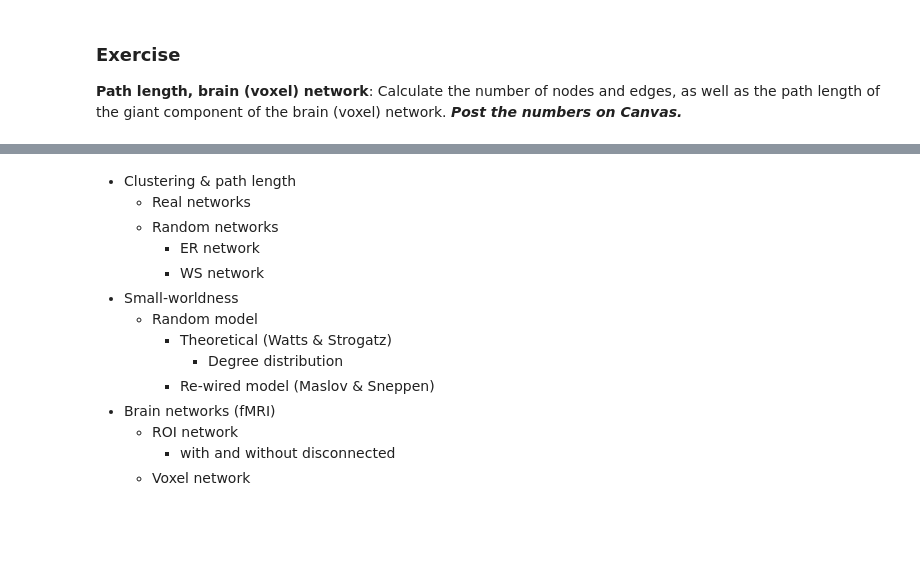
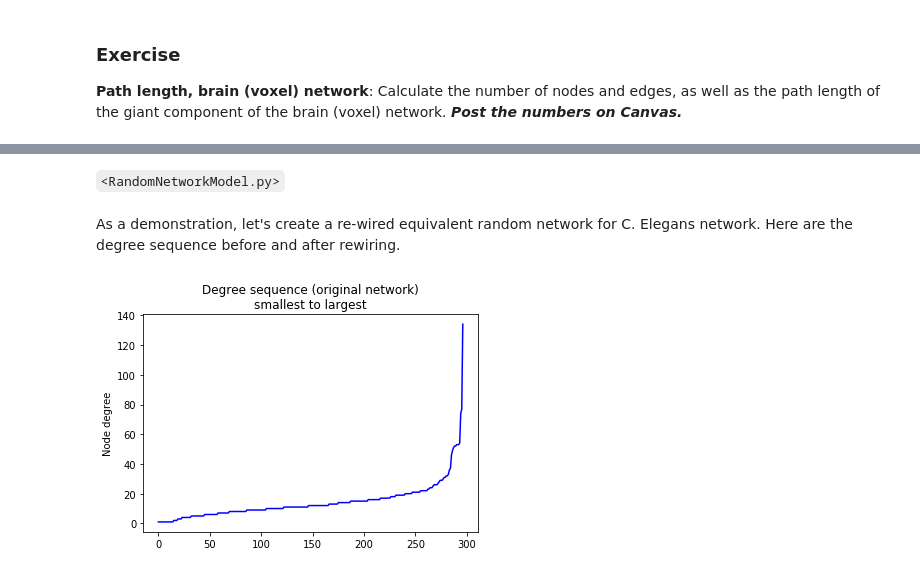
Before and after one commit to sathayas/JupyterConnectivitySpring2019, a Jupyter notebook: SmallWorld.ipynb, the cells around one changed output, grey strips where cells are left out. Saved outputs shown, nothing was run; the diff lists cells and outputs as text; code cells hidden in the pictures; blank space fills up the shorter version.

```diff
--- a/SmallWorld.ipynb
+++ b/SmallWorld.ipynb
@@ -173,16 +171,2 @@ We can generate an equivalent random network by degree-preserving re-wiring (Mas
-# %% [markdown]
-
-* Clustering & path length
-   * Real networks
-   * Random networks
-      * ER network
-      * WS network
-* Small-worldness
-   * Random model
-      * Theoretical (Watts & Strogatz)
-         * Degree distribution
-      * Re-wired model (Maslov & Sneppen)
-* Brain networks (fMRI)
-    * ROI network
-         * with and without disconnected
-    * Voxel network
+# %% [markdown]
+`<RandomNetworkModel.py>`
@@ -188,0 +200,2 @@ We can generate an equivalent random network by degree-preserving re-wiring (Mas
+# %% [markdown]
+As a demonstration, let's create a re-wired equivalent random network for C. Elegans network. Here are the degree sequence before and after rewiring.
@@ -188,0 +204,10 @@ We can generate an equivalent random network by degree-preserving re-wiring (Mas
+# %%
+##### C. Elegan network degee sequence before re-wiring
+degree_CEleg = [d for n, d in G_CEleg.degree()]
+degree_CEleg.sort()
+plt.plot(degree_CEleg,'b-')
+plt.ylabel('Node degree')
+plt.title('Degree sequence (original network)\nsmallest to largest')
+plt.show()
+# %% [output]
+[figure, added]
```
Also changed, not shown: parts of 16 cells of this notebook.
